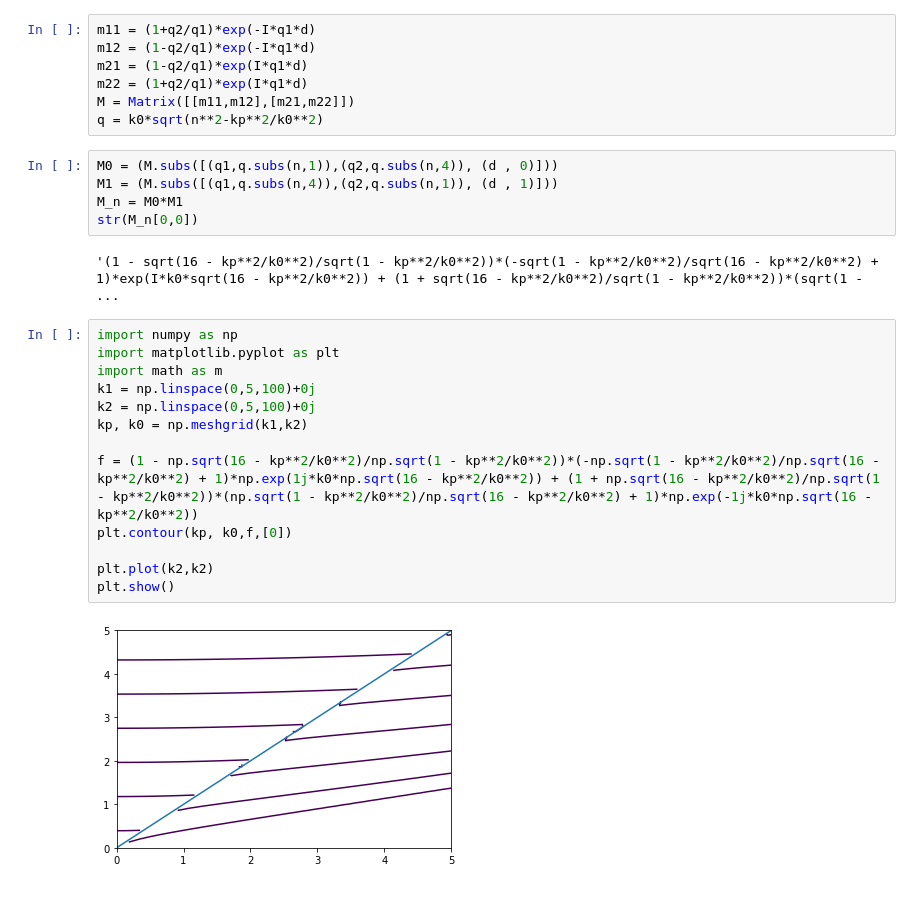
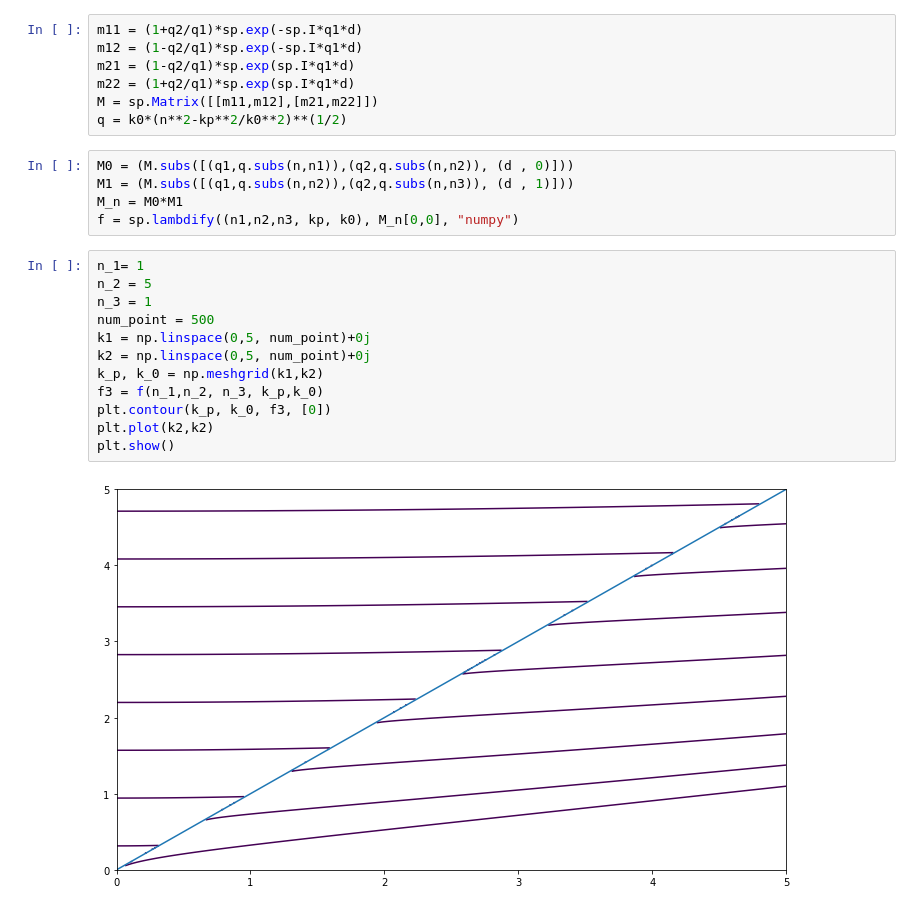
Before and after one commit to Yarokha/Calculations, a Jupyter notebook: planar.ipynb, the cells around one changed output. Cells and saved outputs as stored; diff of their text form.

```diff
--- a/planar.ipynb
+++ b/planar.ipynb
@@ -13,29 +20,26 @@ k0 = Symbol('k0')
 # %%
-m11 = (1+q2/q1)*exp(-I*q1*d)
-m12 = (1-q2/q1)*exp(-I*q1*d)
-m21 = (1-q2/q1)*exp(I*q1*d)
-m22 = (1+q2/q1)*exp(I*q1*d)
-M = Matrix([[m11,m12],[m21,m22]])
-q = k0*sqrt(n**2-kp**2/k0**2)
+m11 = (1+q2/q1)*sp.exp(-sp.I*q1*d)
+m12 = (1-q2/q1)*sp.exp(-sp.I*q1*d)
+m21 = (1-q2/q1)*sp.exp(sp.I*q1*d)
+m22 = (1+q2/q1)*sp.exp(sp.I*q1*d)
+M = sp.Matrix([[m11,m12],[m21,m22]])
+q = k0*(n**2-kp**2/k0**2)**(1/2)
 # %%
-M0 = (M.subs([(q1,q.subs(n,1)),(q2,q.subs(n,4)), (d , 0)]))
-M1 = (M.subs([(q1,q.subs(n,4)),(q2,q.subs(n,1)), (d , 1)]))
+M0 = (M.subs([(q1,q.subs(n,n1)),(q2,q.subs(n,n2)), (d , 0)]))
+M1 = (M.subs([(q1,q.subs(n,n2)),(q2,q.subs(n,n3)), (d , 1)]))
 M_n = M0*M1
-str(M_n[0,0])
+f = sp.lambdify((n1,n2,n3, kp, k0), M_n[0,0], "numpy")
-# %% [output]
-'(1 - sqrt(16 - kp**2/k0**2)/sqrt(1 - kp**2/k0**2))*(-sqrt(1 - kp**2/k0**2)/sqrt(16 - kp**2/k0**2) + 1)*exp(I*k0*sqrt(16 - kp**2/k0**2)) + (1 + sqrt(16 - kp**2/k0**2)/sqrt(1 - kp**2/k0**2))*(sqrt(1 -  ...
-# %%
-import numpy as np
-import matplotlib.pyplot as plt
-import math as m
-k1 = np.linspace(0,5,100)+0j
-k2 = np.linspace(0,5,100)+0j
-kp, k0 = np.meshgrid(k1,k2)
-
-f = (1 - np.sqrt(16 - kp**2/k0**2)/np.sqrt(1 - kp**2/k0**2))*(-np.sqrt(1 - kp**2/k0**2)/np.sqrt(16 - kp**2/k0**2) + 1)*np.exp(1j*k0*np.sqrt(16 - kp**2/k0**2)) + (1 + np.sqrt(16 - kp**2/k0**2)/np.sqrt(1 - kp**2/k0**2))*(np.sqrt(1 - kp**2/k0**2)/np.sqrt(16 - kp**2/k0**2) + 1)*np.exp(-1j*k0*np.sqrt(16 - kp**2/k0**2))
-plt.contour(kp, k0,f,[0])
-
-plt.plot(k2,k2)
-plt.show()
-# %% [output]
-[figure, removed]
+# %%
+n_1= 1
+n_2 = 5
+n_3 = 1
+num_point = 500
+k1 = np.linspace(0,5, num_point)+0j
+k2 = np.linspace(0,5, num_point)+0j
+k_p, k_0 = np.meshgrid(k1,k2)
+f3 = f(n_1,n_2, n_3, k_p,k_0)
+plt.contour(k_p, k_0, f3, [0])
+plt.plot(k2,k2)
+plt.show()
+# %% [output]
+[figure, added]
```
Also changed, not shown: parts of 1 cell of this notebook, 1 other file.
